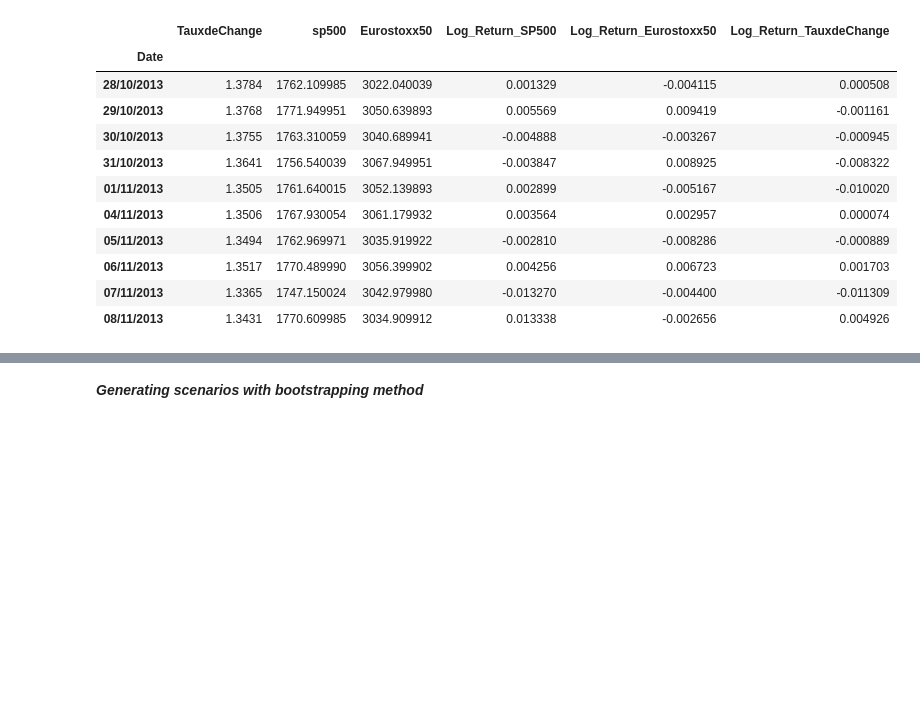
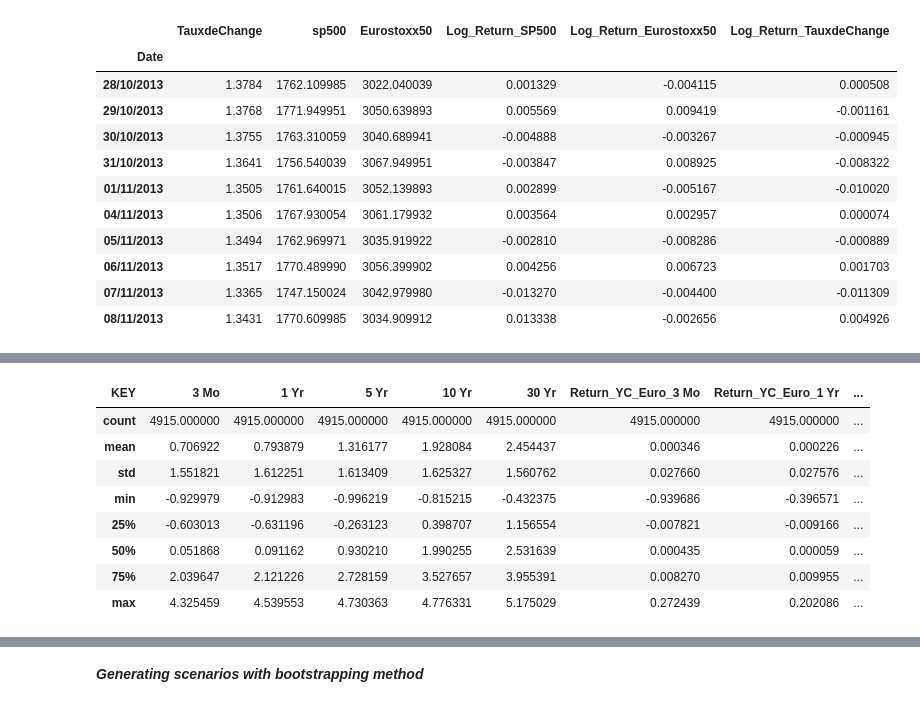
Before and after one commit to SamyaAmernis/Projet-DDEFI-2023-2024, a Jupyter notebook: ProjetBNPcopy.ipynb, the cells around one changed output, grey strips where cells are left out. Saved outputs shown, nothing was run; the diff lists cells and outputs as text; code cells hidden in the pictures; blank space fills up the shorter version.

```diff
--- a/ProjetBNPcopy.ipynb
+++ b/ProjetBNPcopy.ipynb
@@ -293,0 +383,12 @@ dftaux.head(10)
+# %%
+df.describe()
+# %% [output]
+| KEY | 3 Mo | 1 Yr | 5 Yr | 10 Yr | 30 Yr | Return_YC_Euro_3 Mo | Return_YC_Euro_1 Yr | ... |
+| count | 4915.000000 | 4915.000000 | 4915.000000 | 4915.000000 | 4915.000000 | 4915.000000 | 4915.000000 | ... |
+| mean | 0.706922 | 0.793879 | 1.316177 | 1.928084 | 2.454437 | 0.000346 | 0.000226 | ... |
+| std | 1.551821 | 1.612251 | 1.613409 | 1.625327 | 1.560762 | 0.027660 | 0.027576 | ... |
+| min | -0.929979 | -0.912983 | -0.996219 | -0.815215 | -0.432375 | -0.939686 | -0.396571 | ... |
+| 25% | -0.603013 | -0.631196 | -0.263123 | 0.398707 | 1.156554 | -0.007821 | -0.009166 | ... |
+| 50% | 0.051868 | 0.091162 | 0.930210 | 1.990255 | 2.531639 | 0.000435 | 0.000059 | ... |
+| 75% | 2.039647 | 2.121226 | 2.728159 | 3.527657 | 3.955391 | 0.008270 | 0.009955 | ... |
+| max | 4.325459 | 4.539553 | 4.730363 | 4.776331 | 5.175029 | 0.272439 | 0.202086 | ... |
```
Also changed, not shown: parts of 24 cells of this notebook.
